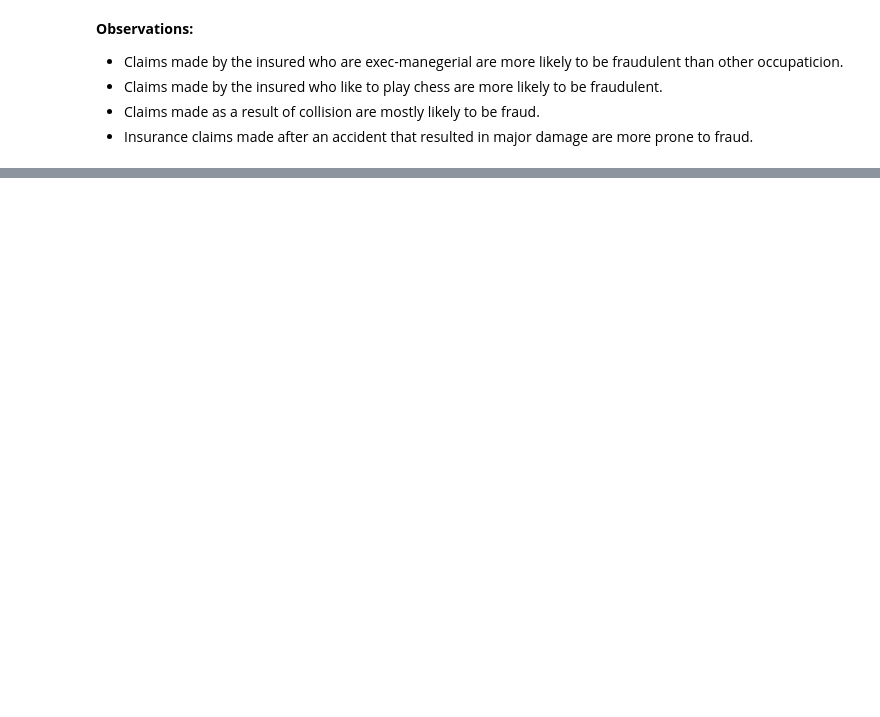
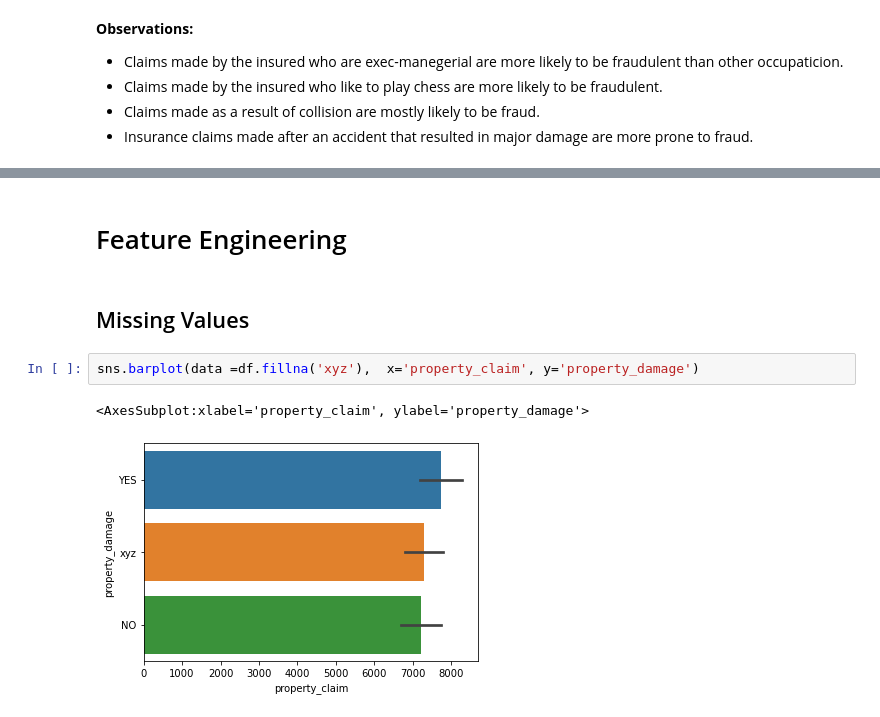
Before and after one commit to mervebdurna/insurance_fraud_detection, a Jupyter notebook: EDA.ipynb, the cells around one changed output, grey strips where cells are left out. Drawn from its saved outputs; the diff is of its cells as text; blank space fills up the shorter version.

```diff
--- a/EDA.ipynb
+++ b/EDA.ipynb
@@ -199,0 +270,9 @@ for col in df[num_columns].columns:
+# %% [markdown]
+# Feature Engineering
+# %% [markdown]
+## Missing Values
+# %%
+sns.barplot(data =df.fillna('xyz'),  x='property_claim', y='property_damage')
+# %% [output]
+<AxesSubplot:xlabel='property_claim', ylabel='property_damage'>
+[figure, added]
```
Also changed, not shown: parts of 44 cells of this notebook, 1 other file.
